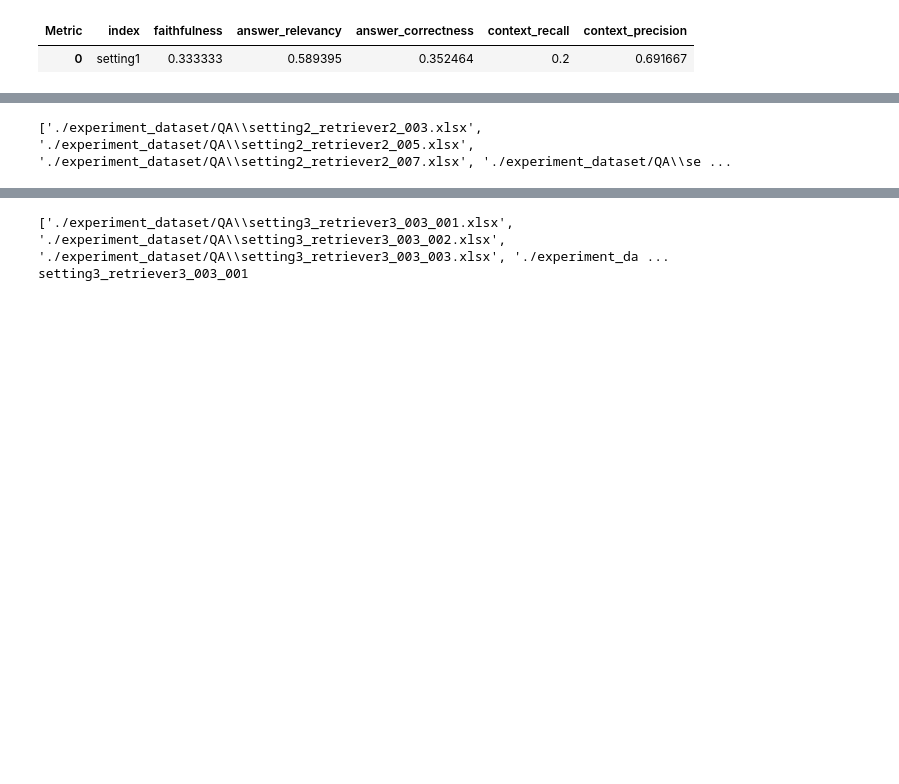
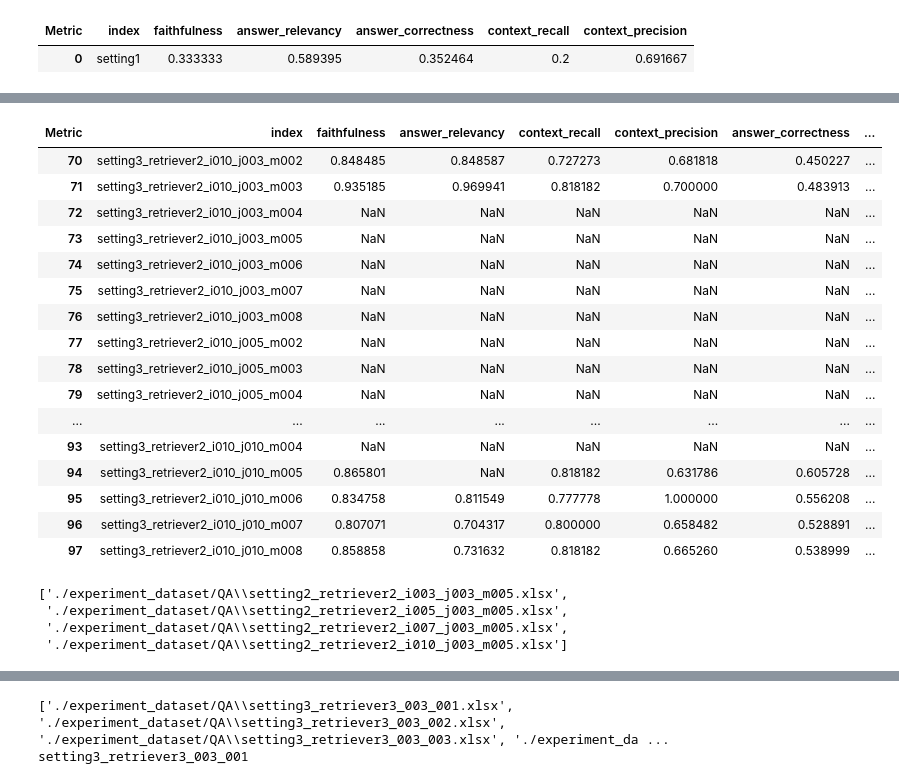
Before and after one commit to khw11044/my_RAGAS, a Jupyter notebook: 05.00.qa_evaluation_test.ipynb, the cells around one changed output, grey strips where cells are left out. Saved outputs shown, nothing was run; the diff lists cells and outputs as text; code cells hidden in the pictures; blank space fills up the shorter version.

```diff
--- a/05.00.qa_evaluation_test.ipynb
+++ b/05.00.qa_evaluation_test.ipynb
@@ -243 +304,21 @@ df
+# %%
+df[70:]
+# %% [output]
+| Metric | index | faithfulness | answer_relevancy | context_recall | context_precision | answer_correctness | ... |
+| 70 | setting3_retriever2_i010_j003_m002 | 0.848485 | 0.848587 | 0.727273 | 0.681818 | 0.450227 | ... |
+| 71 | setting3_retriever2_i010_j003_m003 | 0.935185 | 0.969941 | 0.818182 | 0.700000 | 0.483913 | ... |
+| 72 | setting3_retriever2_i010_j003_m004 | NaN | NaN | NaN | NaN | NaN | ... |
+| 73 | setting3_retriever2_i010_j003_m005 | NaN | NaN | NaN | NaN | NaN | ... |
+| 74 | setting3_retriever2_i010_j003_m006 | NaN | NaN | NaN | NaN | NaN | ... |
+| 75 | setting3_retriever2_i010_j003_m007 | NaN | NaN | NaN | NaN | NaN | ... |
+| 76 | setting3_retriever2_i010_j003_m008 | NaN | NaN | NaN | NaN | NaN | ... |
+| 77 | setting3_retriever2_i010_j005_m002 | NaN | NaN | NaN | NaN | NaN | ... |
+| 78 | setting3_retriever2_i010_j005_m003 | NaN | NaN | NaN | NaN | NaN | ... |
+| 79 | setting3_retriever2_i010_j005_m004 | NaN | NaN | NaN | NaN | NaN | ... |
+| ... | ... | ... | ... | ... | ... | ... | ... |
+| 93 | setting3_retriever2_i010_j010_m004 | NaN | NaN | NaN | NaN | NaN | ... |
+| 94 | setting3_retriever2_i010_j010_m005 | 0.865801 | NaN | 0.818182 | 0.631786 | 0.605728 | ... |
+| 95 | setting3_retriever2_i010_j010_m006 | 0.834758 | 0.811549 | 0.777778 | 1.000000 | 0.556208 | ... |
+| 96 | setting3_retriever2_i010_j010_m007 | 0.807071 | 0.704317 | 0.800000 | 0.658482 | 0.528891 | ... |
+| 97 | setting3_retriever2_i010_j010_m008 | 0.858858 | 0.731632 | 0.818182 | 0.665260 | 0.538999 | ... |
 # %%
@@ -249,9 +330,12 @@ file_pattern = './experiment_dataset/QA/setting2_*.xlsx'
 # 파일 리스트 가져오기
 file_list = glob.glob(file_pattern)
 
-print(file_list)
+file_list
 # %% [output]
-['./experiment_dataset/QA\\setting2_retriever2_003.xlsx', './experiment_dataset/QA\\setting2_retriever2_005.xlsx', './experiment_dataset/QA\\setting2_retriever2_007.xlsx', './experiment_dataset/QA\\se ...
+['./experiment_dataset/QA\\setting2_retriever2_i003_j003_m005.xlsx',
+ './experiment_dataset/QA\\setting2_retriever2_i005_j003_m005.xlsx',
+ './experiment_dataset/QA\\setting2_retriever2_i007_j003_m005.xlsx',
+ './experiment_dataset/QA\\setting2_retriever2_i010_j003_m005.xlsx']
 # %%
 import nest_asyncio
 nest_asyncio.apply()
```
Also changed, not shown: parts of 13 cells of this notebook, 3 other files.
